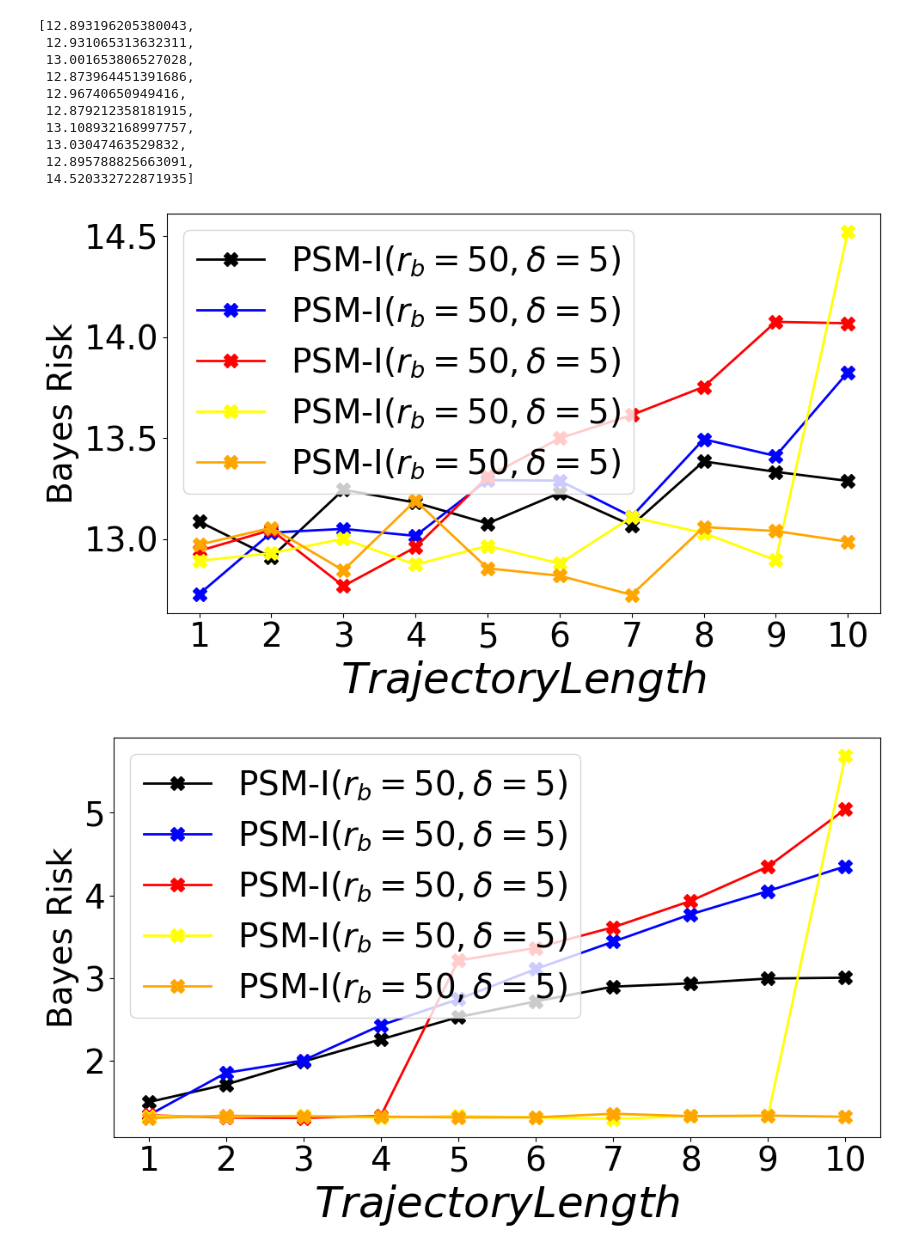
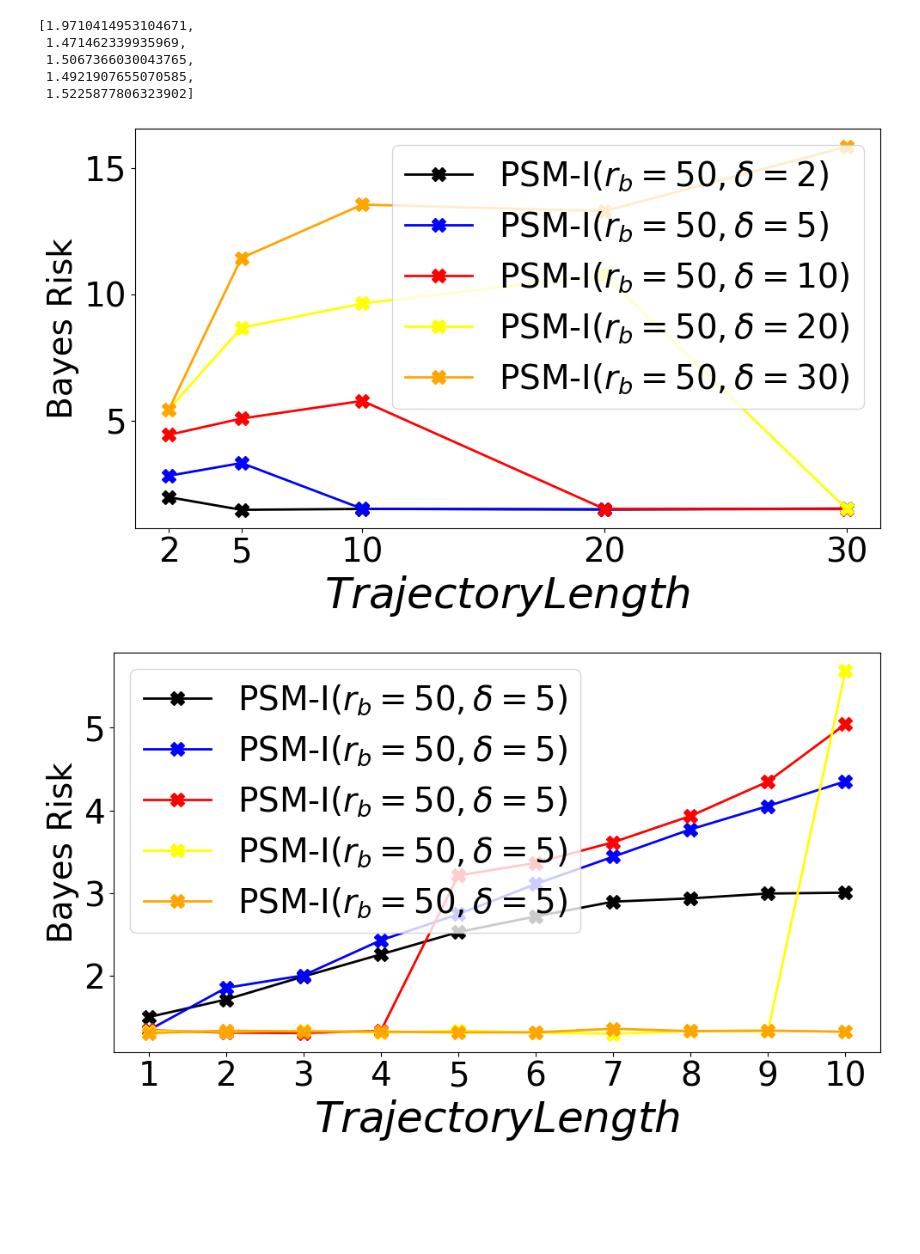
Before and after one commit to shafizurRseeam/location_privacy, a Jupyter notebook: synthetic_Fgiures.ipynb, the cells around one changed output. Drawn from its saved outputs; the diff is of its cells as text; code cells hidden in the pictures; blank space fills up the shorter version.

```diff
--- a/synthetic_Fgiures.ipynb
+++ b/synthetic_Fgiures.ipynb
@@ -88,13 +56,0 @@ perturbed_20_distance_20_varying_delta = [perturbed_20_distance_20_delta_1, pert
-# %%
-perturbed_20_distance_10_varying_delta
-# %% [output]
-[12.893196205380043,
- 12.931065313632311,
- 13.001653806527028,
- 12.873964451391686,
- 12.96740650949416,
- 12.879212358181915,
- 13.108932168997757,
- 13.03047463529832,
- 12.895788825663091,
- 14.520332722871935]
@@ -101,45 +63,59 @@ perturbed_20_distance_10_varying_delta
+# %%
+perturbed_20_distance_2_varying_delta=[perturbed_20_distance_2_delta_2,perturbed_20_distance_5_delta_2, perturbed_20_distance_10_delta_2, perturbed_20_distance_20_delta_2, perturbed_20_distance_30_delta_2 ]
+perturbed_20_distance_5_varying_delta=[perturbed_20_distance_2_delta_5,perturbed_20_distance_5_delta_5, perturbed_20_distance_10_delta_5, perturbed_20_distance_20_delta_5, perturbed_20_distance_30_delta_5 ]
+perturbed_20_distance_10_varying_delta=[perturbed_20_distance_2_delta_10,perturbed_20_distance_5_delta_10, perturbed_20_distance_10_delta_10, perturbed_20_distance_20_delta_10, perturbed_20_distance_30_delta_10 ]
+perturbed_20_distance_20_varying_delta=[perturbed_20_distance_2_delta_20,perturbed_20_distance_5_delta_20, perturbed_20_distance_10_delta_20, perturbed_20_distance_20_delta_20, perturbed_20_distance_30_delta_20 ]
+perturbed_20_distance_30_varying_delta=[perturbed_20_distance_2_delta_30,perturbed_20_distance_5_delta_30, perturbed_20_distance_10_delta_30, perturbed_20_distance_20_delta_30, perturbed_20_distance_30_delta_30 ]
+# %%
+perturbed_20_distance_2_varying_delta
+# %% [output]
+[1.9710414953104671,
+ 1.471462339935969,
+ 1.5067366030043765,
+ 1.4921907655070585,
+ 1.5225877806323902]
 # %%
 
 # Example data (assuming you have these data frames ready)
-epsilon_values = [1, 2, 3, 4,5, 6, 7, 8, 9, 10]
+epsilon_values = [2, 5, 10, 20,30 ]
 
 # Define lines with linestyle added
 #line1 = {'x': epsilon_values, 'y': perturbed_20_distance_1_varying_delta, 'label': r'PLM', 'color': '#1F77B4', 'marker': 'D', 'linewidth': 2, 'markersize': 12, 'linestyle': '-'}
 #line2 = {'x': epsilon_values, 'y': staircase, 'label': 'PSM', 'color': '#FF7F0E', 'marker': 'o', 'linewidth': 2, 'markersize': 12, 'linestyle': '-'}
 #line4 = {'x': epsilon_values, 'y': df_our_log_100_collected['Bayes security measure'], 'label': r'PLM$_{\delta}\,(\delta=5)$', 'color': '#DC143C', 'marker': '*', 'linewidth': 2, 'markersize': 12, 'linestyle': '-'}
-line1 = {'x': epsilon_values, 'y': perturbed_20_distance_1_varying_delta, 'label': 'PSM-I$(r_b=50, \delta=5)$', 'color': 'black', 'marker': 'X', 'linewidth': 2, 'markersize': 12, 'linestyle': '-'}
-line2 = {'x': epsilon_values, 'y': perturbed_20_distance_2_varying_delta, 'label': 'PSM-I$(r_b=50, \delta=5)$', 'color': 'blue', 'marker': 'X', 'linewidth': 2, 'markersize': 12, 'linestyle': '-'}
-line3 = {'x': epsilon_values, 'y': perturbed_20_distance_5_varying_delta, 'label': 'PSM-I$(r_b=50, \delta=5)$', 'color': 'red', 'marker': 'X', 'linewidth': 2, 'markersize': 12, 'linestyle': '-'}
-line4 = {'x': epsilon_values, 'y': perturbed_20_distance_10_varying_delta, 'label': 'PSM-I$(r_b=50, \delta=5)$', 'color': 'yellow', 'marker': 'X', 'linewidth': 2, 'markersize': 12, 'linestyle': '-'}
-line5 = {'x': epsilon_values, 'y': perturbed_20_distance_20_varying_delta, 'label': 'PSM-I$(r_b=50, \delta=5)$', 'color': 'orange', 'marker': 'X', 'linewidth': 2, 'markersize': 12, 'linestyle': '-'}
+line1 = {'x': epsilon_values, 'y': perturbed_20_distance_2_varying_delta, 'label': 'PSM-I$(r_b=50, \delta=2)$', 'color': 'black', 'marker': 'X', 'linewidth': 2, 'markersize': 12, 'linestyle': '-'}
+line2 = {'x': epsilon_values, 'y': perturbed_20_distance_5_varying_delta, 'label': 'PSM-I$(r_b=50, \delta=5)$', 'color': 'blue', 'marker': 'X', 'linewidth': 2, 'markersize': 12, 'linestyle': '-'}
+line3 = {'x': epsilon_values, 'y': perturbed_20_distance_10_varying_delta, 'label': 'PSM-I$(r_b=50, \delta=10)$', 'color': 'red', 'marker': 'X', 'linewidth': 2, 'markersize': 12, 'linestyle': '-'}
+line4 = {'x': epsilon_values, 'y': perturbed_20_distance_20_varying_delta, 'label': 'PSM-I$(r_b=50, \delta=20)$', 'color': 'yellow', 'marker': 'X', 'linewidth': 2, 'markersize': 12, 'linestyle': '-'}
+line5 = {'x': epsilon_values, 'y': perturbed_20_distance_30_varying_delta, 'label': 'PSM-I$(r_b=50, \delta=30)$', 'color': 'orange', 'marker': 'X', 'linewidth': 2, 'markersize': 12, 'linestyle': '-'}
 
 plt.figure(figsize=(10, 6))
 
 # Plot each line with improved settings
 for line in [line1, line2, line3, line4, line5]:
     plt.plot(line['x'], line['y'], label=line['label'], color=line['color'], marker=line['marker'], linestyle=line['linestyle'], linewidth=line['linewidth'], markersize=line['markersize'])
 
 # Labels for axes
 plt.xlabel('$Trajectory Length$', fontsize=36)
 plt.ylabel('Bayes Risk', fontsize=28)
 
 # Log scale for x-axis and setting specific ticks and labels
 
 plt.xticks(epsilon_values, labels=[str(val) for val in epsilon_values])
 plt.tick_params(axis='both', which='major', labelsize=28)
 
 # Adding a grid, legend, and ensuring layout is tight for best appearance
 #plt.grid(True)
 plt.legend(fontsize=28, frameon=True, loc='best')
 plt.tight_layout()
 #plt.title('Collected 400 (log)')
 # Uncomment the following lines to save the plot if needed
 # plt.savefig('/path/to/your/directory/filename.png', dpi=300, bbox_inches='tight')
 # plt.savefig('/path/to/your/directory/filename.svg', format='svg', bbox_inches='tight')
 
 # Display the plot
 # %% [output]
-[figure, old version]
+[figure, new version]
 # %%
 perturbed_20_distance_1_delta_1 = pd.read_csv(r'C:\Users\ss6365\Desktop\location_privacy_final\synthetic\perturbed_20_distance_1\our_bl_50_delta_1\merged_our_bl_50_delta_1_1.csv', usecols=['l2_distance'])['l2_distance'].mean()
 perturbed_20_distance_1_delta_2 = pd.read_csv(r'C:\Users\ss6365\Desktop\location_privacy_final\synthetic\perturbed_20_distance_1\our_bl_50_delta_2\merged_our_bl_50_delta_2_1.csv', usecols=['l2_distance'])['l2_distance'].mean()
```
Also changed, not shown: parts of 3 cells of this notebook, 3 other files.
